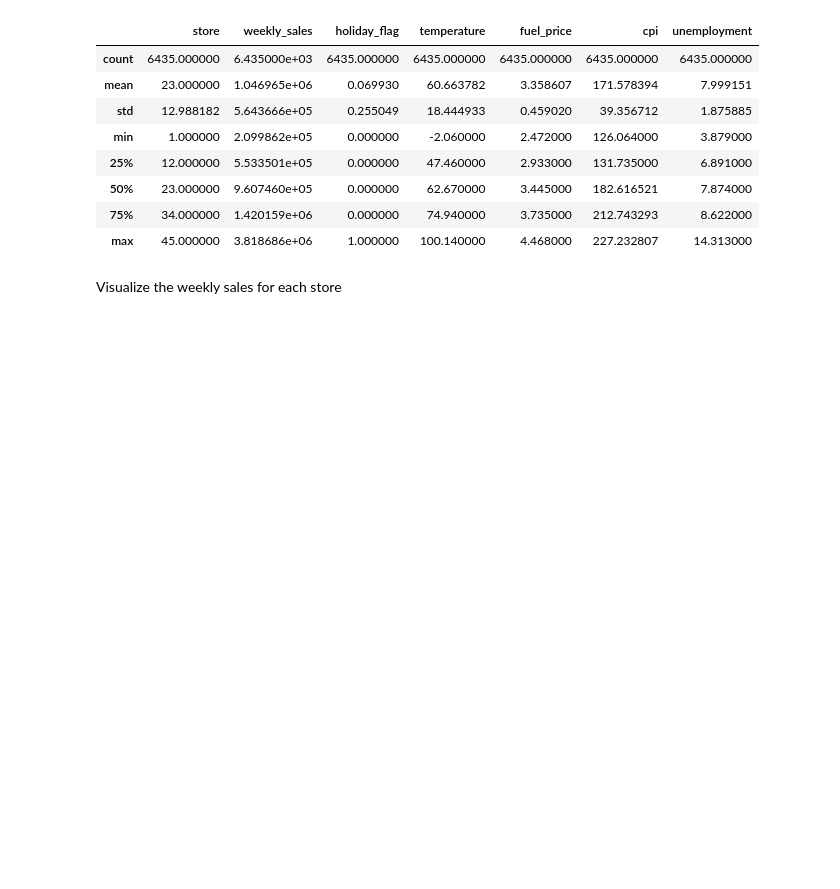
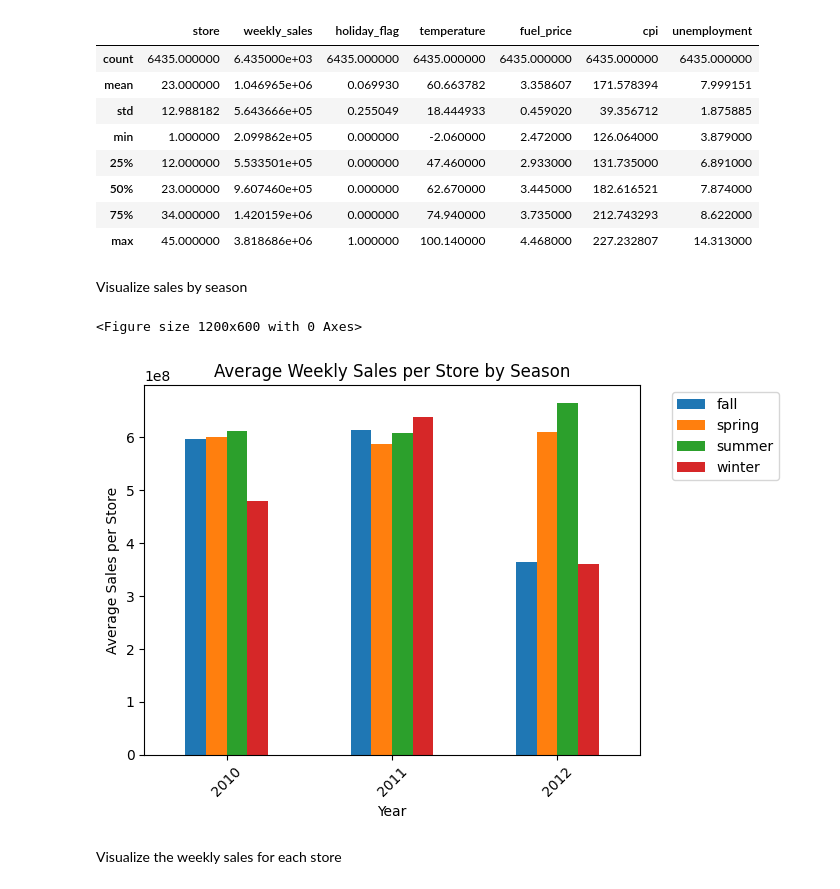
Before and after one commit to lieric90/walmart-sales-forecast, a Jupyter notebook: src/walmart_sales_eda.ipynb, the cells around one changed output. Saved outputs shown, nothing was run; the diff lists cells and outputs as text; code cells hidden in the pictures; blank space fills up the shorter version.

```diff
--- a/src/walmart_sales_eda.ipynb
+++ b/src/walmart_sales_eda.ipynb
@@ -67,6 +71,23 @@ df.describe()
 | 50% | 23.000000 | 9.607460e+05 | 0.000000 | 62.670000 | 3.445000 | 182.616521 | 7.874000 |
 | 75% | 34.000000 | 1.420159e+06 | 0.000000 | 74.940000 | 3.735000 | 212.743293 | 8.622000 |
 | max | 45.000000 | 3.818686e+06 | 1.000000 | 100.140000 | 4.468000 | 227.232807 | 14.313000 |
+# %% [markdown]
+Visualize sales by season
+# %%
+df['year'] = df['date'].dt.year
+df_total = df.groupby(['year', 'season'])['weekly_sales'].sum().unstack()
+
+plt.figure(figsize=(12,6))
+df_total.plot(kind='bar')
+plt.title('Average Weekly Sales per Store by Season')
+plt.ylabel('Average Sales per Store')
+plt.legend(bbox_to_anchor = (1.05, 1))
+plt.xlabel('Year')
+plt.xticks(rotation = 45)
+plt.show()
+# %% [output]
+<Figure size 1200x600 with 0 Axes>
+[figure, added]
 # %% [markdown]
 Visualize the weekly sales for each store
 # %%
```
Also changed, not shown: parts of 7 cells of this notebook.
